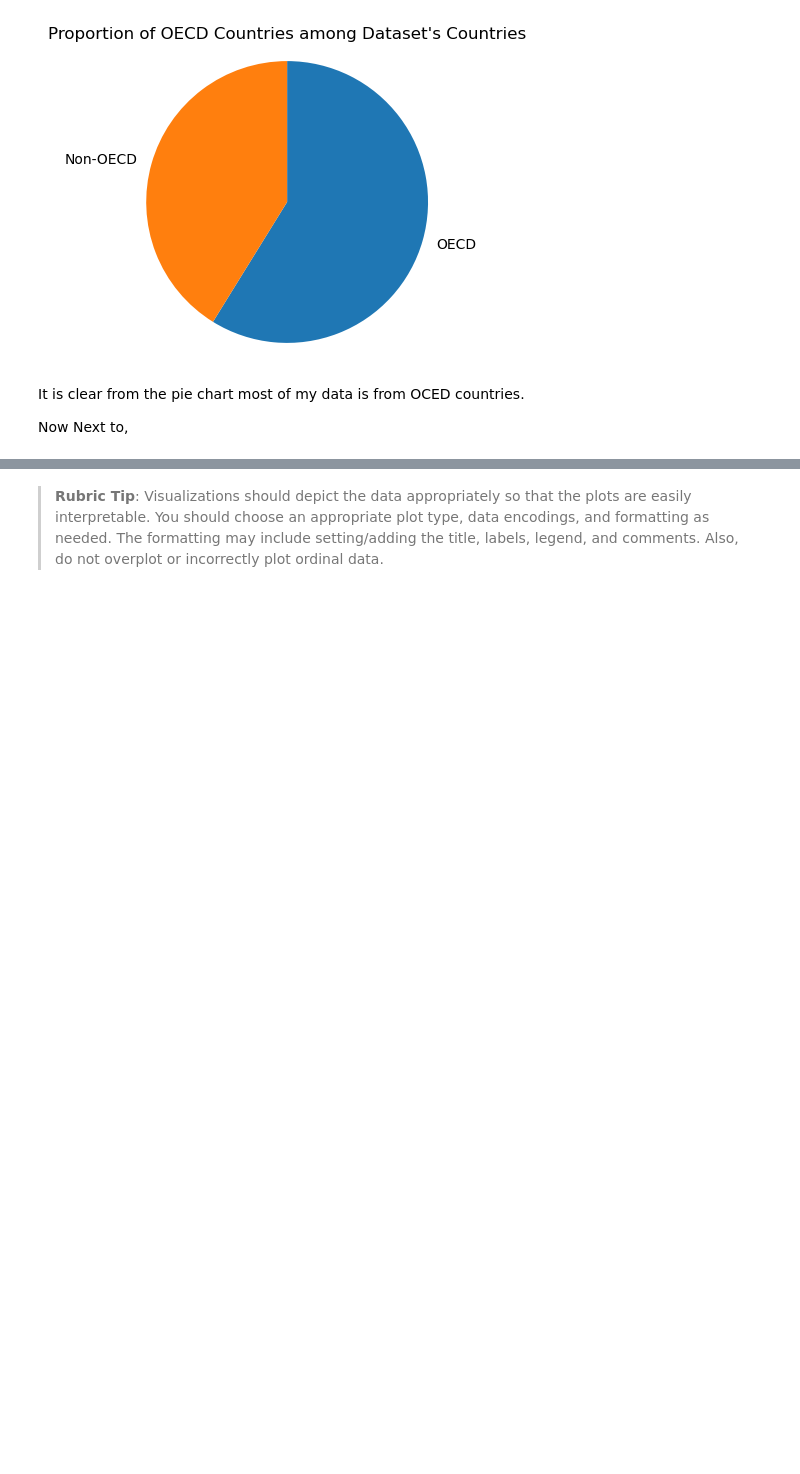
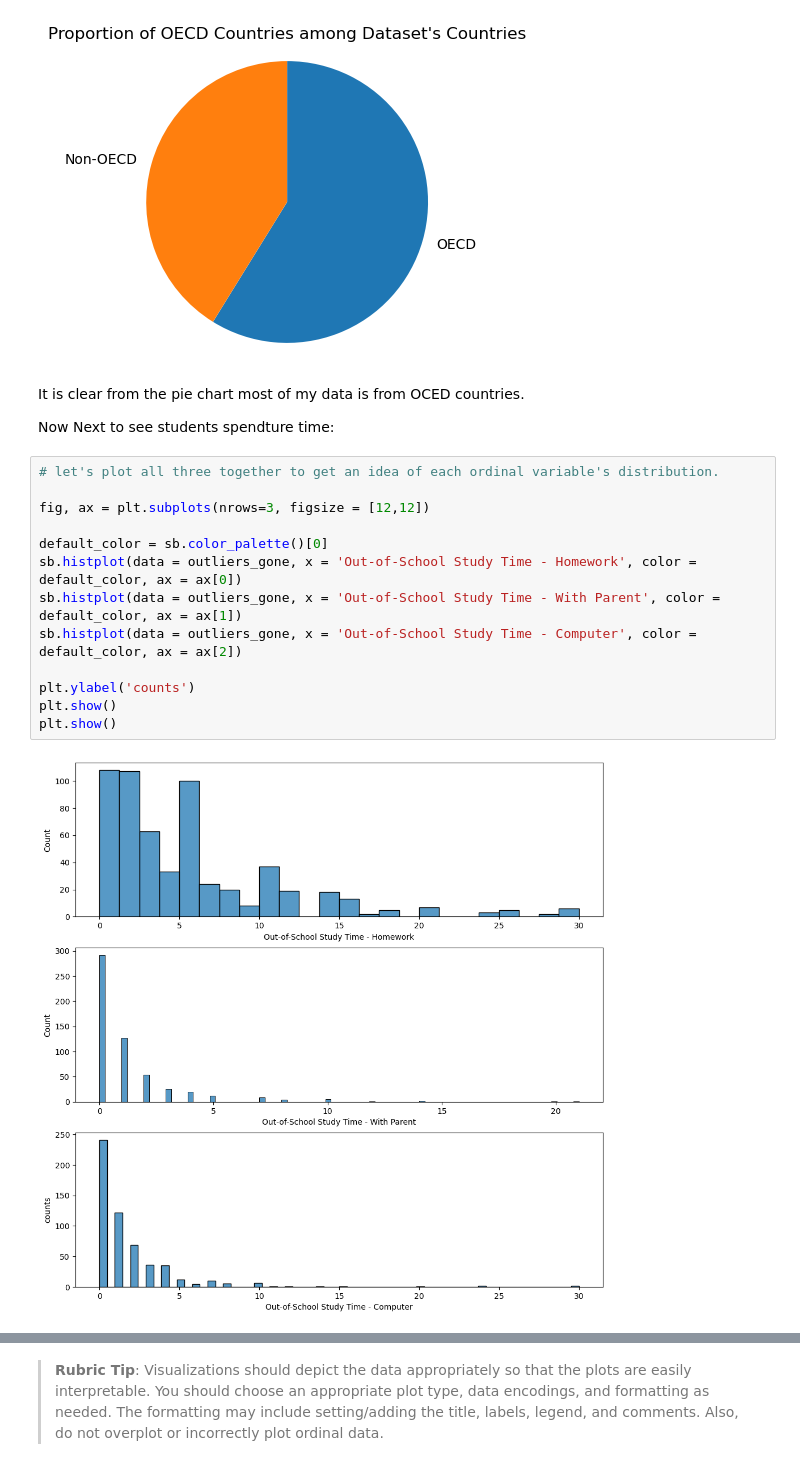
Before and after one commit to henanhasan/visualization_project, a Jupyter notebook: Part_I_exploration.ipynb, the cells around one changed output, grey strips where cells are left out. Saved outputs shown, nothing was run; the diff lists cells and outputs as text; blank space fills up the shorter version.

```diff
--- a/Part_I_exploration.ipynb
+++ b/Part_I_exploration.ipynb
@@ -341,4 +327,19 @@ plt.axis('square');
 # %% [markdown]
 It is clear from the pie chart most of my data is from OCED countries.
 
-Now Next to,
+Now Next to see students spendture time:
+# %%
+# let's plot all three together to get an idea of each ordinal variable's distribution.
+
+fig, ax = plt.subplots(nrows=3, figsize = [12,12])
+
+default_color = sb.color_palette()[0]
+sb.histplot(data = outliers_gone, x = 'Out-of-School Study Time - Homework', color = default_color, ax = ax[0])
+sb.histplot(data = outliers_gone, x = 'Out-of-School Study Time - With Parent', color = default_color, ax = ax[1])
+sb.histplot(data = outliers_gone, x = 'Out-of-School Study Time - Computer', color = default_color, ax = ax[2])
+
+plt.ylabel('counts')
+plt.show()
+plt.show()
+# %% [output]
+[figure, added]
```
Also changed, not shown: parts of 4 cells of this notebook.
